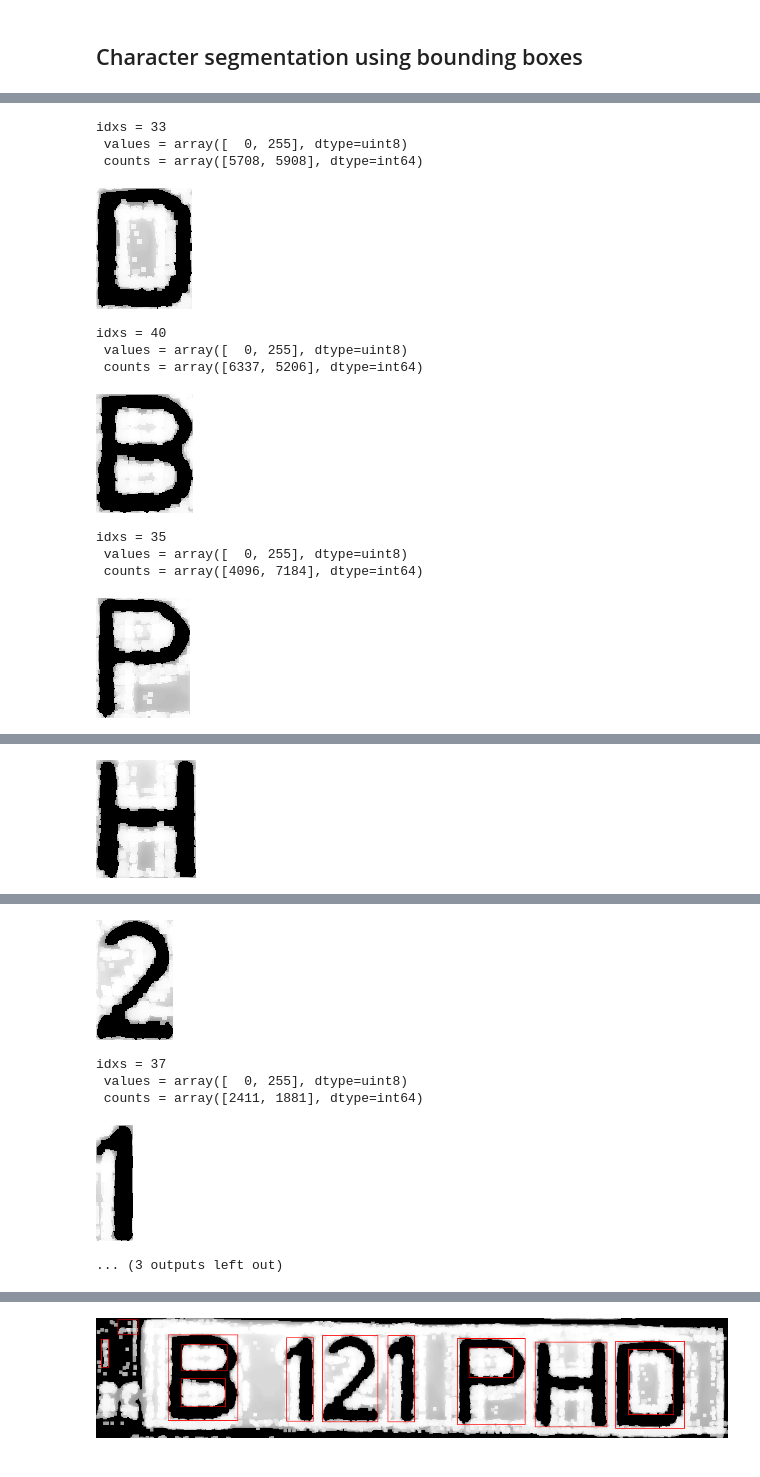
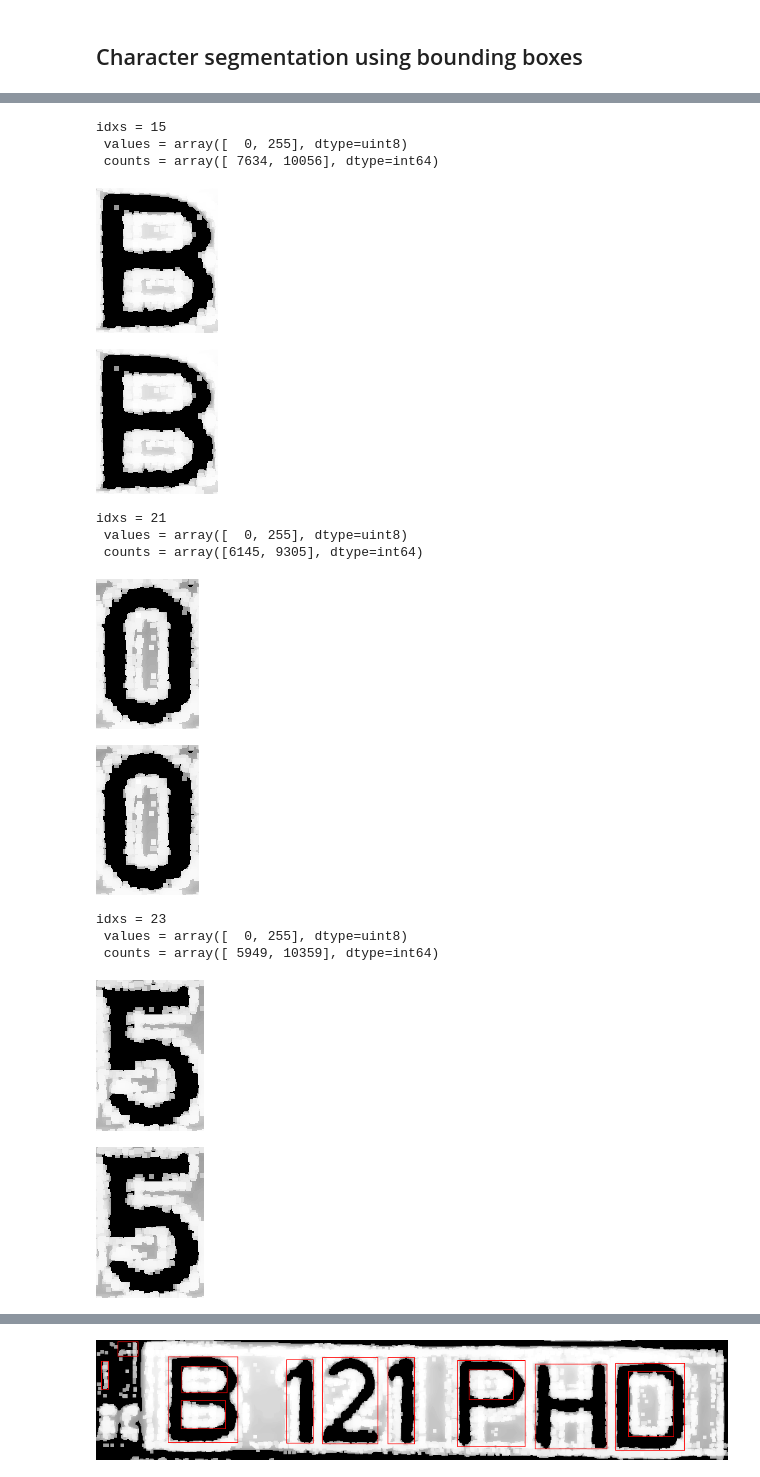
Before and after one commit to alexbelengeanu/smart-parking-system, a Jupyter notebook: system/notebooks/full-workflow.ipynb, the cells around one changed output, grey strips where cells are left out. Saved outputs shown, nothing was run; the diff lists cells and outputs as text; code cells hidden in the pictures.

```diff
--- a/system/notebooks/full-workflow.ipynb
+++ b/system/notebooks/full-workflow.ipynb
@@ -102,7 +102,7 @@ if torch.cuda.is_available():
 # %% [markdown]
 ### Read sample and predict license plate location
 # %%
-input_sample = Image.open(r"E:\GitHub\smart-parking-system\dataset\segmentation\test\images\lpdr_sample_333.jpg").convert('RGB')
+input_sample = Image.open(r"E:\GitHub\smart-parking-system\dataset\segmentation\test\images\lpdr_sample_364.jpg").convert('RGB')
 # %%
 input_sample = input_sample.resize((640,320)) # The size required by the model, used for training
 
@@ -213,29 +213,33 @@ display(Image.fromarray(cropped_plate_without_noise_rgb))
 # %%
 filtered_bboxes = []
 for idxs in letters_bboxes:
     print(f'{idxs = }')
     x, y = contours[idxs].T
     bbox = ((np.min(x), np.min(y)), (np.max(x), np.max(y)))
-    character = cropped_plate_without_noise[max(bbox[0][1], 0) : min(bbox[1][1], cropped_plate_without_noise.shape[0]),
-                                     max(bbox[0][0], 0) : min(bbox[1][0], cropped_plate_without_noise.shape[1])]
+    character = cropped_plate_without_noise[max(bbox[0][1]-5, 0) : min(bbox[1][1]+5, cropped_plate_without_noise.shape[0]),
+                                     max(bbox[0][0]-5, 0) : min(bbox[1][0]+5, cropped_plate_without_noise.shape[1])]
 
-    _, thresholded_character = cv2.threshold(character, 175, 255, cv2.THRESH_BINARY)
+    _, thresholded_character = cv2.threshold(character, 127, 255, cv2.THRESH_BINARY)
     values, counts = np.unique(thresholded_character, return_counts=True)
     print(f' {values = }')
     print(f' {counts = }')
+    display(Image.fromarray(character))
     if counts[0] > 2000 and counts[1] > (counts[0] / 2) and len(counts) > 1:
         display(Image.fromarray(character))
         filtered_bboxes.append(bbox)
 # %% [output]
-idxs = 33
+idxs = 15
  values = array([  0, 255], dtype=uint8)
- counts = array([5708, 5908], dtype=int64)
+ counts = array([ 7634, 10056], dtype=int64)
-[figure, old version]
+[figure, new version]
+[figure, new version]
-idxs = 40
+idxs = 21
  values = array([  0, 255], dtype=uint8)
- counts = array([6337, 5206], dtype=int64)
+ counts = array([6145, 9305], dtype=int64)
-[figure, old version]
+[figure, new version]
+[figure, new version]
-idxs = 35
+idxs = 23
  values = array([  0, 255], dtype=uint8)
- counts = array([4096, 7184], dtype=int64)
+ counts = array([ 5949, 10359], dtype=int64)
-[figure, old version]
+[figure, new version]
+[figure, new version]
@@ -245 +248,0 @@ idxs = 32
-[figure, old version]
@@ -252,7 +252 @@ idxs = 39
-[figure, old version]
-idxs = 37
- values = array([  0, 255], dtype=uint8)
- counts = array([2411, 1881], dtype=int64)
-[figure, old version]
-... (3 outputs left out)
 # %%
```
Also changed, not shown: parts of 12 cells of this notebook, 6 other files.
